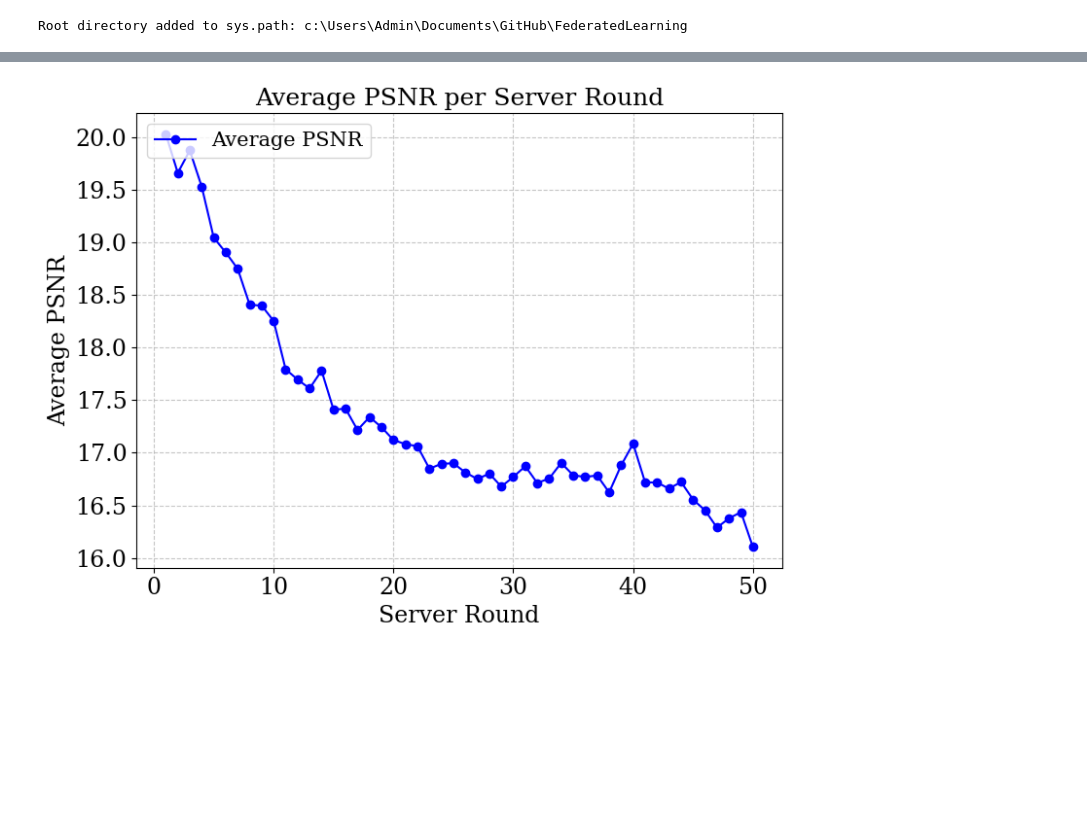
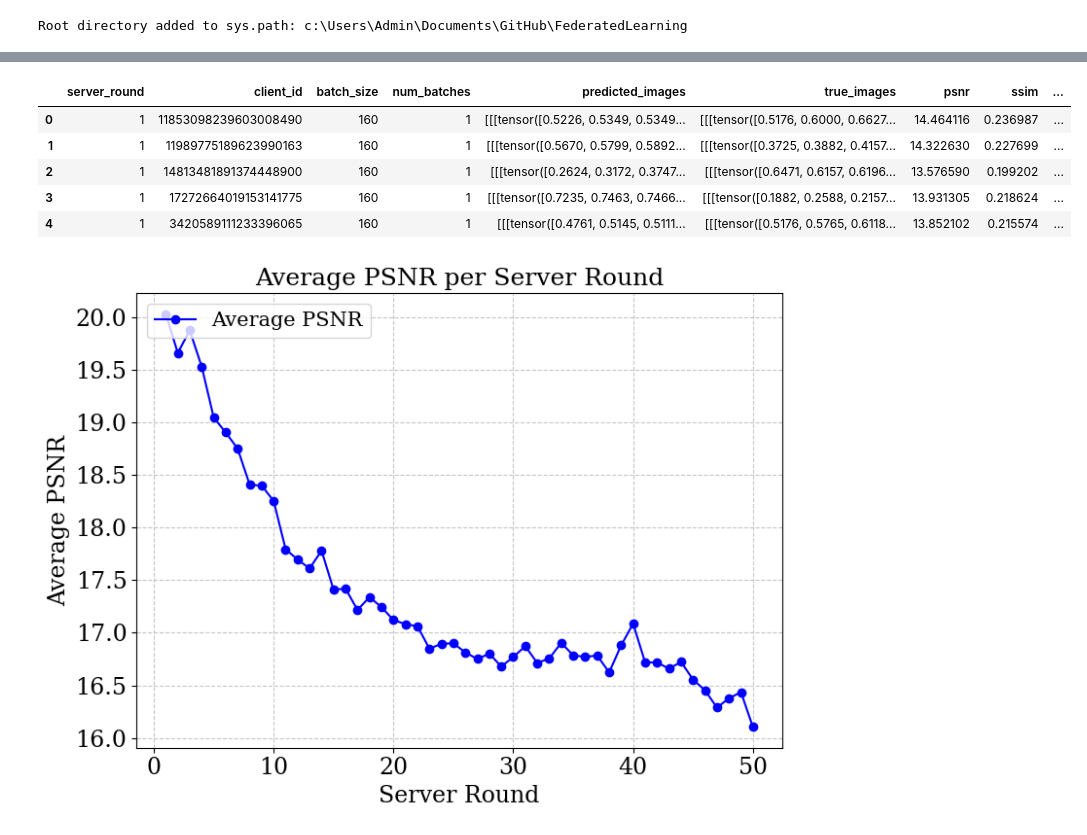
Before and after one commit to Moltas18/FederatedLearning, a Jupyter notebook: experiments/objective_4/notebook.ipynb, the cells around one changed output, grey strips where cells are left out. Cells and saved outputs as stored; diff of their text form; code cells hidden in the pictures; blank space fills up the shorter version.

```diff
--- a/experiments/objective_4/notebook.ipynb
+++ b/experiments/objective_4/notebook.ipynb
@@ -102,3 +100,12 @@ plot_reconstruction(
+# %%
+df.head()
+# %% [output]
+|  | server_round | client_id | batch_size | num_batches | predicted_images | true_images | psnr | ssim | ... |
+| 0 | 1 | 11853098239603008490 | 160 | 1 | [[[tensor([0.5226, 0.5349, 0.5349... | [[[tensor([0.5176, 0.6000, 0.6627... | 14.464116 | 0.236987 | ... |
+| 1 | 1 | 11989775189623990163 | 160 | 1 | [[[tensor([0.5670, 0.5799, 0.5892... | [[[tensor([0.3725, 0.3882, 0.4157... | 14.322630 | 0.227699 | ... |
+| 2 | 1 | 14813481891374448900 | 160 | 1 | [[[tensor([0.2624, 0.3172, 0.3747... | [[[tensor([0.6471, 0.6157, 0.6196... | 13.576590 | 0.199202 | ... |
+| 3 | 1 | 17272664019153141775 | 160 | 1 | [[[tensor([0.7235, 0.7463, 0.7466... | [[[tensor([0.1882, 0.2588, 0.2157... | 13.931305 | 0.218624 | ... |
+| 4 | 1 | 3420589111233396065 | 160 | 1 | [[[tensor([0.4761, 0.5145, 0.5111... | [[[tensor([0.5176, 0.5765, 0.6118... | 13.852102 | 0.215574 | ... |
 # %%
 import matplotlib.pyplot as plt
 
```
Also changed, not shown: parts of 5 cells of this notebook, 4 other files.
